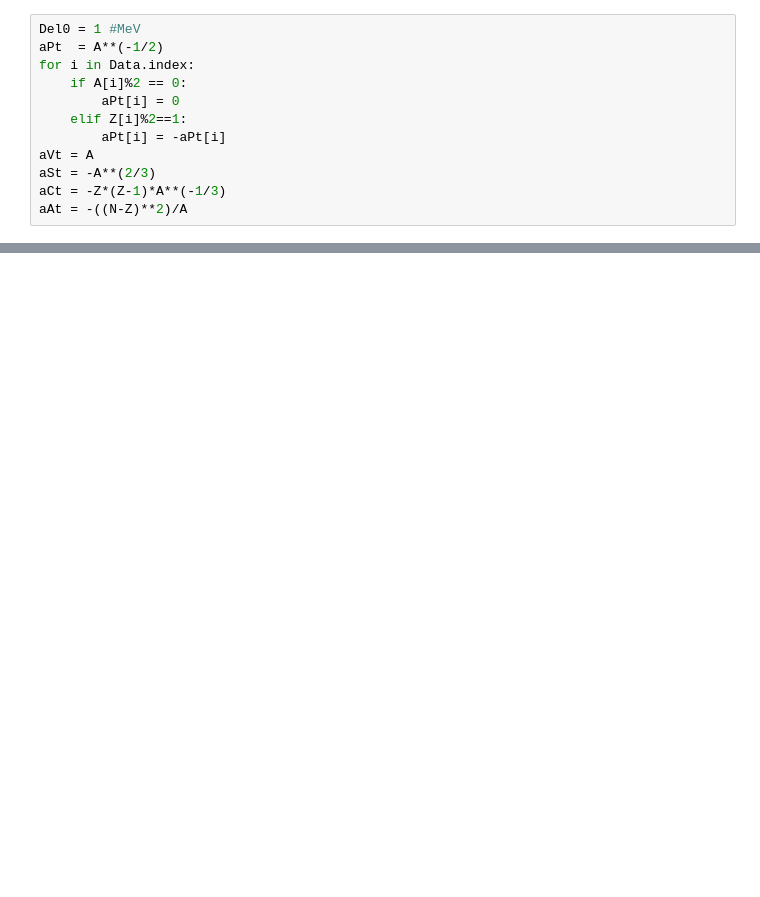
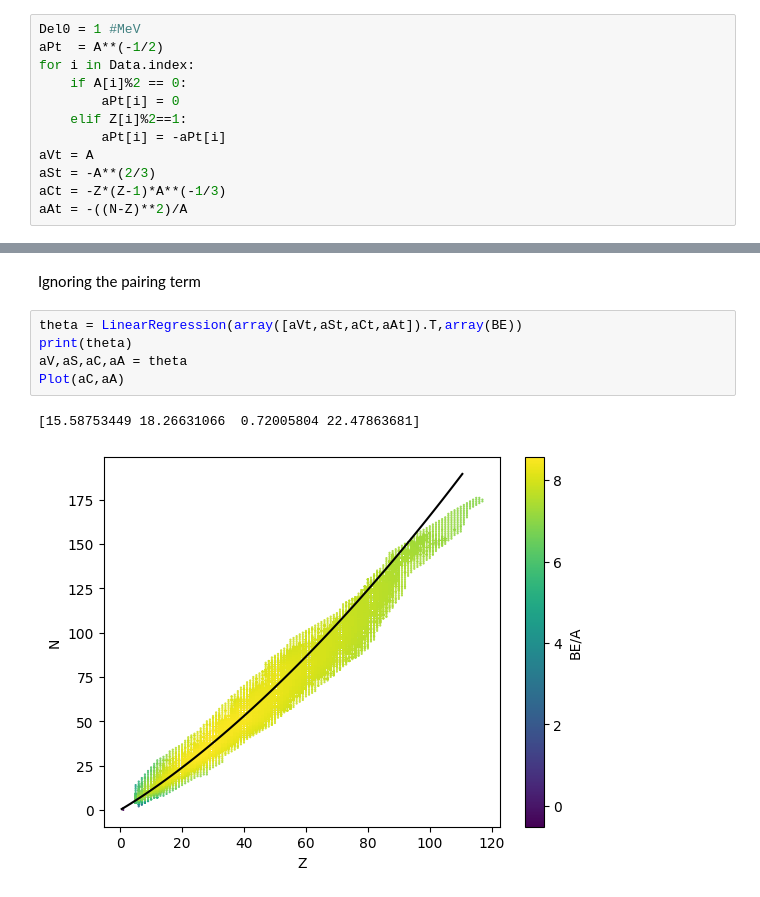
Before and after one commit to PJ29072004/MA203_Project, a Jupyter notebook: Main.ipynb, the cells around one changed output, grey strips where cells are left out. Saved outputs shown, nothing was run; the diff lists cells and outputs as text; blank space fills up the shorter version.

```diff
--- a/Main.ipynb
+++ b/Main.ipynb
@@ -73,0 +71,10 @@ show()
+# %% [markdown]
+Ignoring the pairing term
+# %%
+theta = LinearRegression(array([aVt,aSt,aCt,aAt]).T,array(BE))
+print(theta)
+aV,aS,aC,aA = theta
+Plot(aC,aA)
+# %% [output]
+[15.58753449 18.26631066  0.72005804 22.47863681]
+[figure, added]
```
Also changed, not shown: parts of 21 cells of this notebook.
